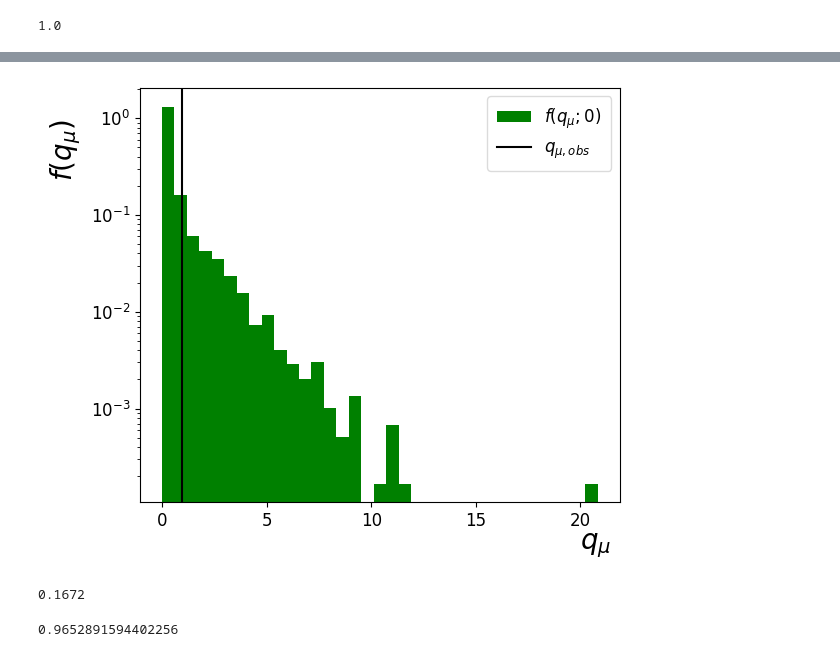
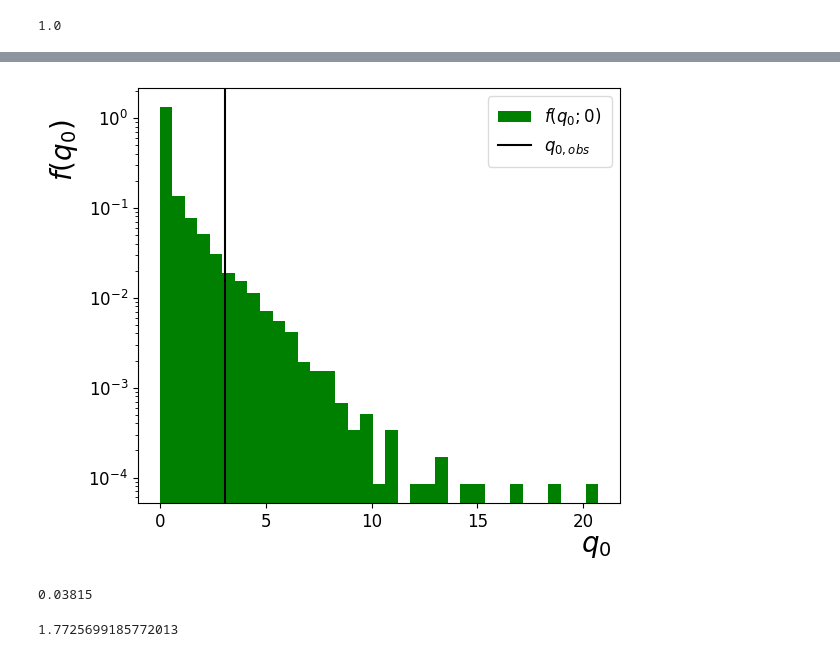
Before and after one commit to asegura4488/StatsHEP, a Jupyter notebook: 1Channel/LHC/Significance_qm.ipynb, the cells around one changed output, grey strips where cells are left out. Cells and saved outputs as stored; diff of their text form; code cells hidden in the pictures.

```diff
--- a/1Channel/LHC/Significance_qm.ipynb
+++ b/1Channel/LHC/Significance_qm.ipynb
@@ -153,14 +156,12 @@ def Getqm(mu,Null=True):
 
     return GetqmObs(mu,Ntoys,b,s)
 # %%
-def Sampler(mu,Ntoys = int(1e4)):
+def Sampler(mu,Ntoys = int(2e4)):
 
     q0 = np.zeros(Ntoys)
-    #q1 = np.zeros(Ntoys)
 
     for i in tqdm(range(Ntoys)):
         q0[i] = Getqm(mu,Null=True)
-    #    q1[i] = Getqm(mu,Null=False)
 
     return q0
 # %%
@@ -168,30 +169,29 @@ q0 = Sampler(0.)
 # %%
 fig = plt.figure()
 ax = fig.add_subplot(1,1,1)
-ax.hist(q0,bins=35,color='green',density=True,label=r'$f(q_{\mu};0)$')
-#ax.hist(q1,bins=35,color='yellow',density=True,label=r'$f(q_{\mu};\mu)$')
-ax.axvline(x=qmObs,color='k',label=r'$q_{\mu,obs}$')
+ax.hist(q0,bins=35,color='green',density=True,label=r'$f(q_{0};0)$')
+ax.axvline(x=qmObs,color='k',label=r'$q_{0,obs}$')
 
 # Label X
-ax.set_xlabel(r'$q_{\mu}$')
+ax.set_xlabel(r'$q_{0}$')
 ax.xaxis.set_label_coords(0.95,-0.07)
 
 # Label Y
-ax.set_ylabel(r'$f(q_{\mu})$')
+ax.set_ylabel(r'$f(q_{0})$')
 ax.yaxis.set_label_coords(-0.12,0.85)
 
 ax.set_yscale('log')
 
 # Ajustar los márgenes automáticamente
 plt.tight_layout()
 
 #Legend
 ax.legend(loc='upper right',bbox_to_anchor=(1,1),ncol=1,title='')
 
 #
-plt.savefig('Distribution_qm.pdf')
+plt.savefig('Distribution_q0.pdf')
 # %% [output]
-[figure, old version]
+[figure, new version]
 # %%
 def GetPValue(data,Qobs):
 
@@ -203,12 +203,12 @@ def GetPValue(data,Qobs):
 p0 = GetPValue(q0,qmObs)
 print(p0)
 # %% [output]
-0.1672
+0.03815
 # %%
 Significancia = np.abs(norm.ppf(p0))
 Significancia
 # %% [output]
-0.9652891594402256
+1.7725699185772013
 # %%
 # Deberia ser similiar a
 S = np.sum(s)
```
Also changed, not shown: parts of 6 cells of this notebook, 1 other file.
